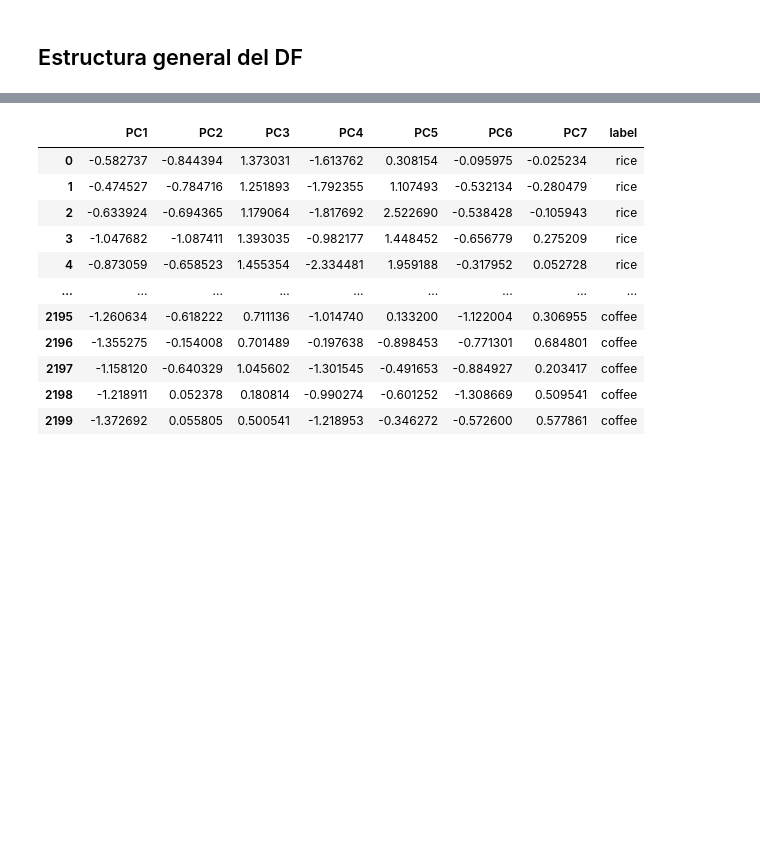
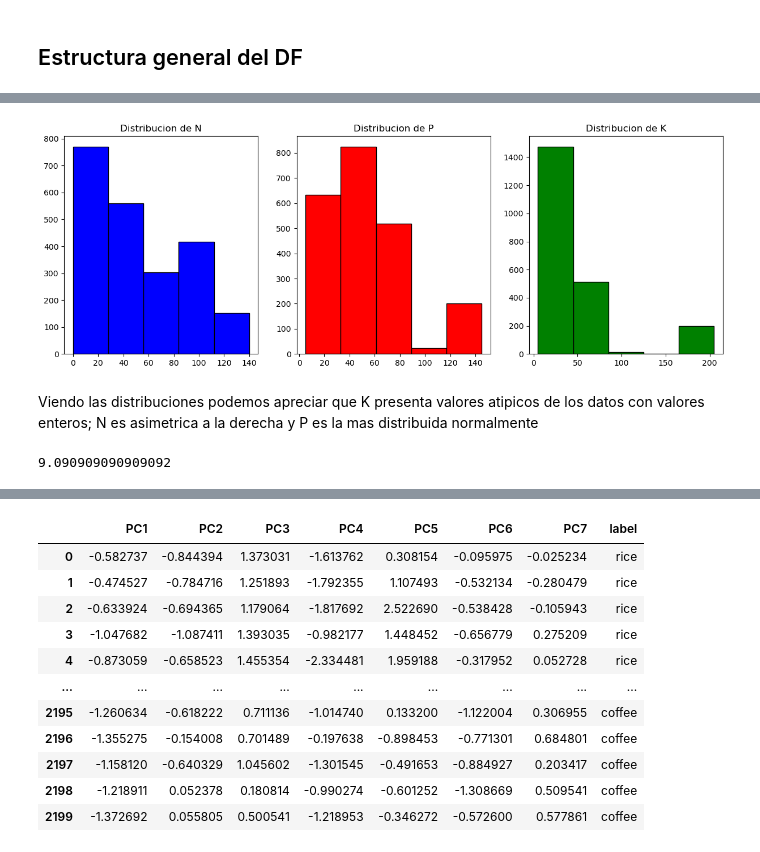
Before and after one commit to agustinarenas/MD-TUIA-Arenas-Petetta, a Jupyter notebook: dm_tp.ipynb, the cells around one changed output, grey strips where cells are left out. Saved outputs shown, nothing was run; the diff lists cells and outputs as text; code cells hidden in the pictures; blank space fills up the shorter version.

```diff
--- a/dm_tp.ipynb
+++ b/dm_tp.ipynb
@@ -159,0 +148,26 @@ pca_df['label'] = df['label']
+# %%
+# Ploteo de las columnas N, P y K
+
+plt.figure(figsize=(15, 5))
+
+plt.subplot(1, 3, 1)
+plt.hist(df['N'], bins=5, color='blue', edgecolor='black')
+plt.title('Distribucion de N')
+
+plt.subplot(1, 3, 2)
+plt.hist(df['P'], bins=5, color='red', edgecolor='black')
+plt.title('Distribucion de P')
+
+plt.subplot(1, 3, 3)
+plt.hist(df['K'], bins=5, color='green', edgecolor='black')
+_ = plt.title('Distribucion de K')
+# %% [output]
+[figure, added]
+# %% [markdown]
+Viendo las distribuciones podemos apreciar que K presenta valores atipicos de los datos con valores enteros; N es asimetrica a la derecha y P es la mas distribuida normalmente
+# %%
+# Proporción de los valores atípicos de K
+
+df[df.K > 150].K.shape[0]/df.K.shape[0]*100
+# %% [output]
+9.090909090909092
```
Also changed, not shown: parts of 62 cells of this notebook.
